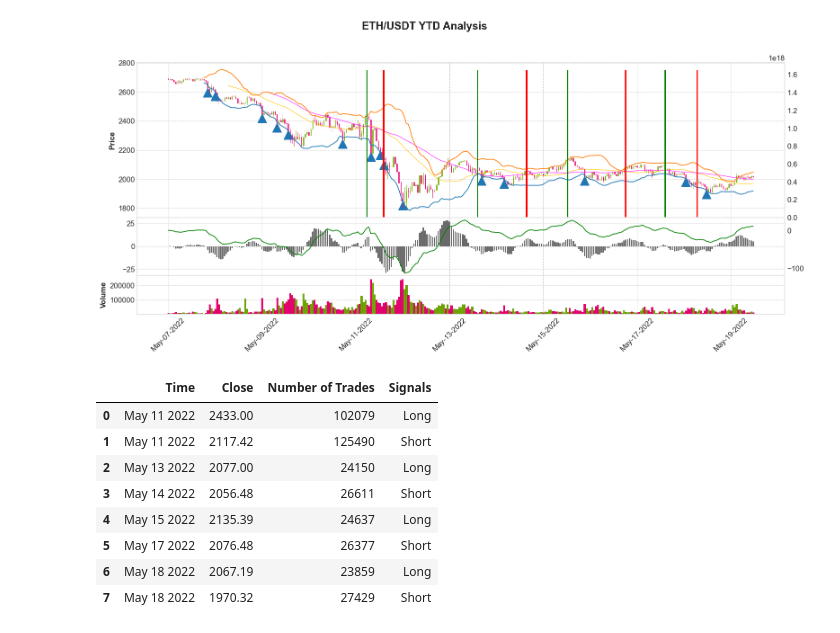
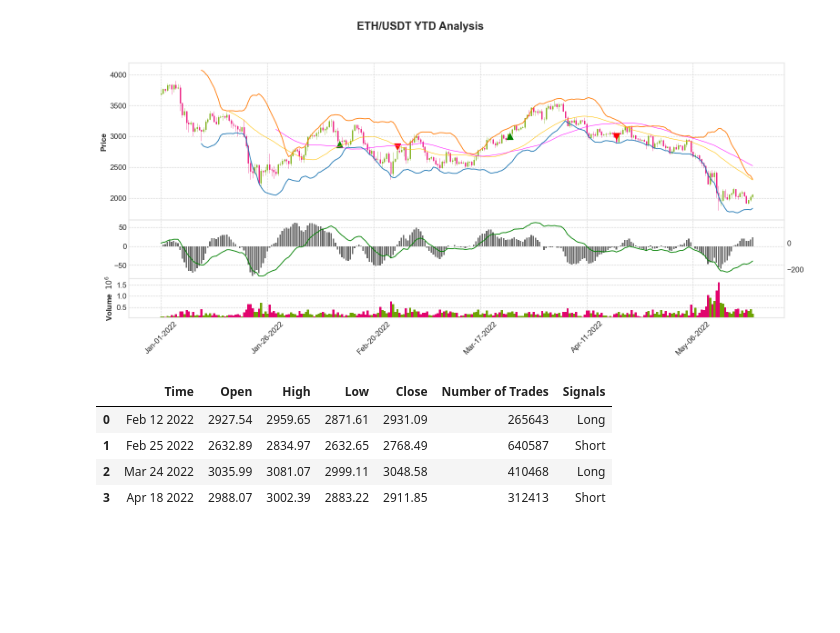
Before and after one commit to infantiablue/crypto-ta, a Jupyter notebook: app/ta.ipynb, the cells around one changed output. Saved outputs shown, nothing was run; the diff lists cells and outputs as text; code cells hidden in the pictures; blank space fills up the shorter version.

```diff
--- a/app/ta.ipynb
+++ b/app/ta.ipynb
@@ -9,7 +9,7 @@ from binance import Client, ThreadedWebsocketManager, ThreadedDepthCacheManager
 API_KEY = os.environ.get('BINANCE_API_KEY')
 API_SECRET = os.environ.get('BINANCE_API_SECRET')
 
-client = Client(API_KEY, API_SECRET)®
+client = Client(API_KEY, API_SECRET)
 # %%
 # tickers = client.get_all_tickers()
 # ticker_dataframe = pd.DataFrame(tickers)
@@ -22,7 +22,7 @@ client = Client(API_KEY, API_SECRET)®
 # depth_dataframe.head()
 # %%
 # Getting historical data
-historical_data = client.get_historical_klines('ETHUSDT', Client.KLINE_INTERVAL_1HOUR, '7 May 2022', '20 Ma 2022')
+historical_data = client.get_historical_klines('ETHUSDT', Client.KLINE_INTERVAL_12HOUR, '1 Jan 2022', '20 May 2022')
 hist_df = pd.DataFrame(historical_data)
 hist_df.columns = ['Open Time', 'Open', 'High', 'Low', 'Close', 'Volume', 'Close Time', 'Quote Asset Volume',
                     'Number of Trades', 'TB Base Volume', 'TB Quote Volume', 'Ignore']
@@ -61,6 +61,8 @@ hist_df['Short Signals'] = crossing_down_dates
 hist_df['Long Signals'] = crossing_up_dates
 hist_df['Long Signals'] = hist_df['Long Signals'].astype('int').where(hist_df['Long Signals'].notnull(),np.nan)
 hist_df['Short Signals'] = hist_df['Short Signals'].astype('int').where(hist_df['Short Signals'].notnull(),np.nan)
+hist_df['Long Price'] = hist_df['Low'].where(hist_df['Long Signals'] > 0)
+hist_df['Short Price'] = hist_df['High'].where(hist_df['Short Signals'] > 0)
 
 # MACD
 exp12 = hist_df['Close'].ewm(span=12, adjust=False).mean()
@@ -102,56 +104,65 @@ hist_df['LowerB'] = indicator_bb.bollinger_lband()
 hist_df['BB High'] = indicator_bb.bollinger_hband_indicator()
 # Add Bollinger Band low indicator
 hist_df['BB Low'] = indicator_bb.bollinger_lband_indicator()
+# hist_df['Long Signals'].tail()
+# long_df = hist_df[(hist_df['Long Price'] > 0)]
+# # long_df['Close']
+# hist_df['Long Price'].count()
+# Calculating BB Band
+def percentB_belowzero(percentB,price):
+    import numpy as np
+    signal   = []
+    previous = -1.0
+    for date,value in percentB.iteritems():
+        if value < 0 and previous >= 0:
+            signal.append(price[date]*0.99)
+        else:
+            signal.append(np.nan)
+        previous = value
+    return signal
+
+bb_low = percentB_belowzero(hist_df['PercentB'], hist_df['Close'])
 # %%
-def percentB_belowzero(percentB,price):
-    import numpy as np
-    signal   = []
-    previous = -1.0
-    for date,value in percentB.iteritems():
-        if value < 0 and previous >= 0:
-            signal.append(price[date]*0.99)
-        else:
-            signal.append(np.nan)
-        previous = value
-    return signal
 
-bb_low = percentB_belowzero(hist_df['PercentB'], hist_df['Close'])
 # apd = mpf.make_addplot(bb_signal,type='scatter')
 # Plot
 signals = [
-        mpf.make_addplot(bb_low, type='scatter', markersize=200, marker='^'),
+        # mpf.make_addplot(bb_low, type='scatter', markersize=200, marker='^'),
         # mpf.make_addplot(hist_df['BB Low'], type='scatter', markersize=200, marker='^'),
-        mpf.make_addplot(hist_df['Long Signals'], type='bar', color='g', y_on_right=False),
-        mpf.make_addplot(hist_df['Short Signals'], type='bar', color='r', y_on_right=False),
+        mpf.make_addplot(hist_df['Long Price'] , type='scatter', markersize=100, color='g', marker='^'),
+        mpf.make_addplot(hist_df['Short Price'] , type='scatter', markersize=100, color='r', marker='v'),
+
+        # mpf.make_addplot(hist_df['Long Signals'], type='bar', color='g', y_on_right=False),
+        # mpf.make_addplot(hist_df['Short Signals'], type='bar', color='r', y_on_right=False),
         # mpf.make_addplot(exp12,color='lime'),
         # mpf.make_addplot(exp26,color='c'),
         # mpf.make_addplot(signal, panel=1, color='red', secondary_y=True),
         mpf.make_addplot(histogram, type='bar', width=0.7, panel=1,
                          color='dimgray', alpha=1, secondary_y=False),
         mpf.make_addplot(macd, panel=1, color='green', secondary_y=True),
         mpf.make_addplot(hist_df['LowerB']),
         mpf.make_addplot(hist_df['UpperB']),
         # mpf.make_addplot(hist_df['EMA 8']),
         # mpf.make_addplot(hist_df['EMA 21'])
 ]
 # style  = mpf.make_mpf_style(base_mpl_style='yahoo')
 # mpf.plot(tdf,addplot=apd)
 mpf.plot(hist_df.set_index('Close Time'),
         type='candle',
         style='binance',
         volume=True,
         title='ETH/USDT YTD Analysis',
         figsize=[20,8],
         # figscale=1.2,
         mav=(33,55),
         # tight_layout=True,
         datetime_format='%b-%d-%Y',
         volume_panel=2,
         panel_ratios=(8,3,2),
         addplot=signals
         )
 # %% [output]
-[figure, old version]
+[figure, new version]
 # %%
 df_signals = hist_df.loc[(hist_df['Long Signals'] > 0) | (hist_df['Short Signals'] > 0)]
 # df_signals.style.format({'Close Time': lambda t: t.strftime("%m/%d/%Y")})
@@ -162,17 +173,13 @@ df_signals['Signals'] = ['Long' if not math.isnan(s) else 'Short' for s in df_si
 # df_signals['Signals'] = ['Short' if s != np.nan else '' for s in df_signals['Short Signals']]
 
 df_signals["Time"] = pd.to_datetime(df_signals["Close Time"]).dt.strftime('%b %d %Y')
-result = df_signals[['Time','Close','Number of Trades', 'Signals']]
+result = df_signals[['Time','Open','High','Low','Close','Number of Trades', 'Signals']]
 # result.reset_index(drop=True)
 # df_signals
 result.reset_index(drop=True)
 # %% [output]
-|  | Time | Close | Number of Trades | Signals |
-| 0 | May 11 2022 | 2433.00 | 102079 | Long |
-| 1 | May 11 2022 | 2117.42 | 125490 | Short |
-| 2 | May 13 2022 | 2077.00 | 24150 | Long |
-| 3 | May 14 2022 | 2056.48 | 26611 | Short |
-| 4 | May 15 2022 | 2135.39 | 24637 | Long |
-| 5 | May 17 2022 | 2076.48 | 26377 | Short |
-| 6 | May 18 2022 | 2067.19 | 23859 | Long |
-| 7 | May 18 2022 | 1970.32 | 27429 | Short |
+|  | Time | Open | High | Low | Close | Number of Trades | Signals |
+| 0 | Feb 12 2022 | 2927.54 | 2959.65 | 2871.61 | 2931.09 | 265643 | Long |
+| 1 | Feb 25 2022 | 2632.89 | 2834.97 | 2632.65 | 2768.49 | 640587 | Short |
+| 2 | Mar 24 2022 | 3035.99 | 3081.07 | 2999.11 | 3048.58 | 410468 | Long |
+| 3 | Apr 18 2022 | 2988.07 | 3002.39 | 2883.22 | 2911.85 | 312413 | Short |
```
Also changed, not shown: parts of 1 cell of this notebook, 3 other files.
